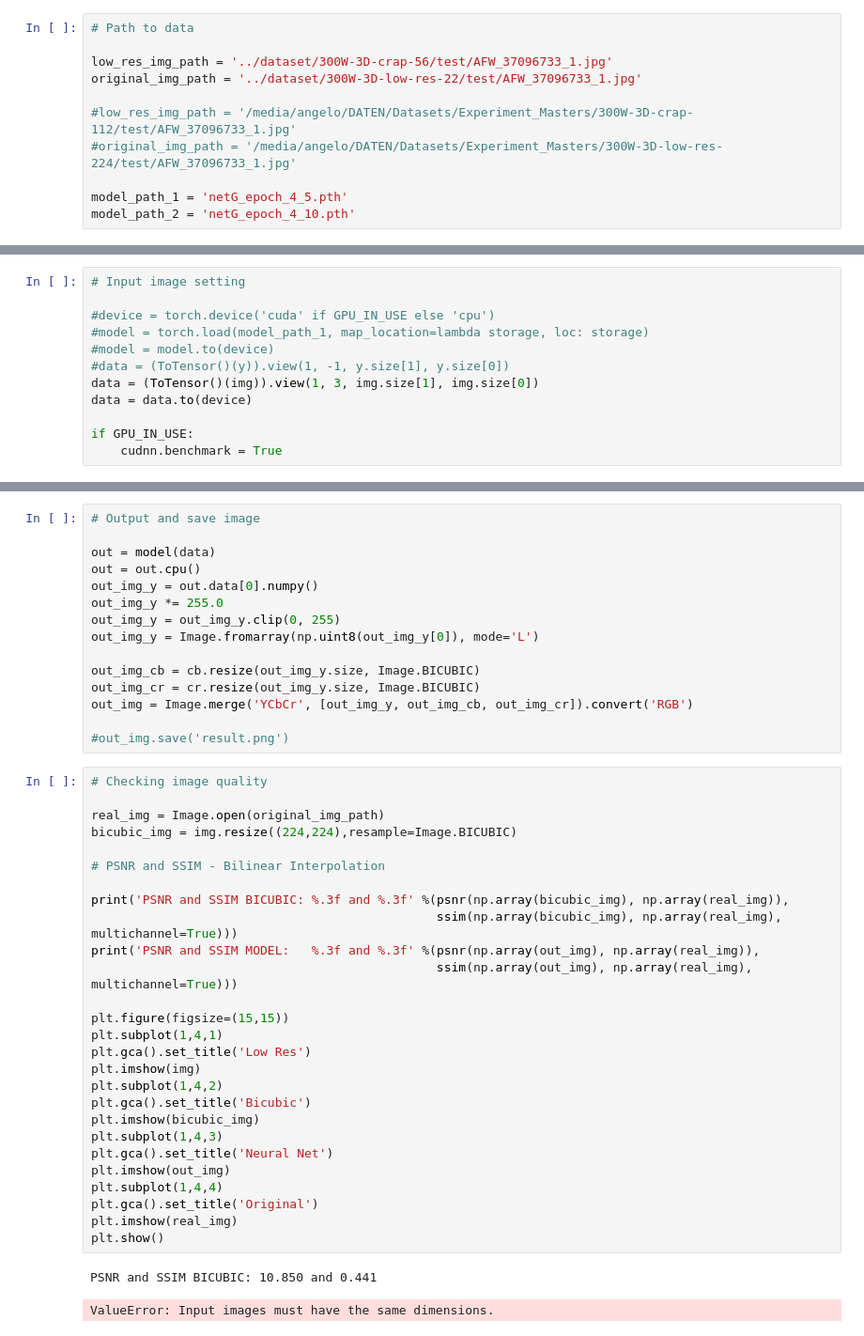
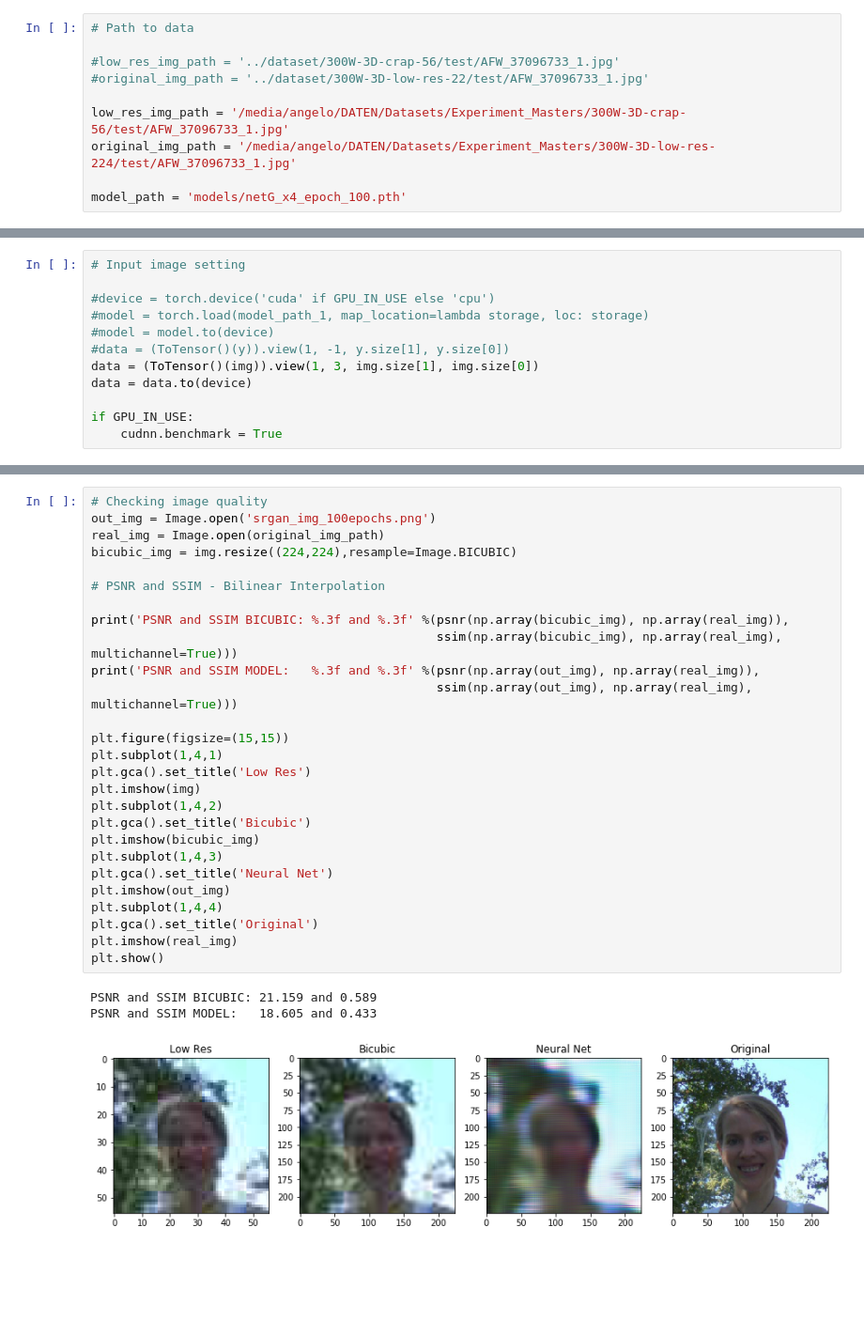
Before and after one commit to angelomenezes/Pytorch_Face_SR, a Jupyter notebook: test_GAN_SR.ipynb, the cells around one changed output, grey strips where cells are left out. Shown: that part at 94% size. Saved outputs shown, nothing was run; the diff lists cells and outputs as text; blank space fills up the shorter version.

```diff
--- a/test_GAN_SR.ipynb
+++ b/test_GAN_SR.ipynb
@@ -21,14 +21,13 @@ import torchvision.utils as utils
 # %%
 # Path to data
 
-low_res_img_path = '../dataset/300W-3D-crap-56/test/AFW_37096733_1.jpg'
-original_img_path = '../dataset/300W-3D-low-res-22/test/AFW_37096733_1.jpg'
+#low_res_img_path = '../dataset/300W-3D-crap-56/test/AFW_37096733_1.jpg'
+#original_img_path = '../dataset/300W-3D-low-res-22/test/AFW_37096733_1.jpg'
 
-#low_res_img_path = '/media/angelo/DATEN/Datasets/Experiment_Masters/300W-3D-crap-112/test/AFW_37096733_1.jpg'
-#original_img_path = '/media/angelo/DATEN/Datasets/Experiment_Masters/300W-3D-low-res-224/test/AFW_37096733_1.jpg'
+low_res_img_path = '/media/angelo/DATEN/Datasets/Experiment_Masters/300W-3D-crap-56/test/AFW_37096733_1.jpg'
+original_img_path = '/media/angelo/DATEN/Datasets/Experiment_Masters/300W-3D-low-res-224/test/AFW_37096733_1.jpg'
 
-model_path_1 = 'netG_epoch_4_5.pth'
-model_path_2 = 'netG_epoch_4_10.pth'
+model_path = 'models/netG_x4_epoch_100.pth'
 # %%
 # Input Image Setting
 
@@ -102,45 +72,31 @@ plt.imshow(out)
-# %%
-# Output and save image
-
-out = model(data)
-out = out.cpu()
-out_img_y = out.data[0].numpy()
-out_img_y *= 255.0
-out_img_y = out_img_y.clip(0, 255)
-out_img_y = Image.fromarray(np.uint8(out_img_y[0]), mode='L')
-
-out_img_cb = cb.resize(out_img_y.size, Image.BICUBIC)
-out_img_cr = cr.resize(out_img_y.size, Image.BICUBIC)
-out_img = Image.merge('YCbCr', [out_img_y, out_img_cb, out_img_cr]).convert('RGB')
-
-#out_img.save('result.png')
 # %%
 # Checking image quality
-
+out_img = Image.open('srgan_img_100epochs.png')
 real_img = Image.open(original_img_path)
 bicubic_img = img.resize((224,224),resample=Image.BICUBIC)
 
 # PSNR and SSIM - Bilinear Interpolation
 
 print('PSNR and SSIM BICUBIC: %.3f and %.3f' %(psnr(np.array(bicubic_img), np.array(real_img)),
                                                ssim(np.array(bicubic_img), np.array(real_img), multichannel=True)))
 print('PSNR and SSIM MODEL:   %.3f and %.3f' %(psnr(np.array(out_img), np.array(real_img)),
                                                ssim(np.array(out_img), np.array(real_img), multichannel=True)))
 
 plt.figure(figsize=(15,15))
 plt.subplot(1,4,1)
 plt.gca().set_title('Low Res')
 plt.imshow(img)
 plt.subplot(1,4,2)
 plt.gca().set_title('Bicubic')
 plt.imshow(bicubic_img)
 plt.subplot(1,4,3)
 plt.gca().set_title('Neural Net')
 plt.imshow(out_img)
 plt.subplot(1,4,4)
 plt.gca().set_title('Original')
 plt.imshow(real_img)
 plt.show()
 # %% [output]
-PSNR and SSIM BICUBIC: 10.850 and 0.441
+PSNR and SSIM BICUBIC: 21.159 and 0.589
+PSNR and SSIM MODEL:   18.605 and 0.433
-ValueError: Input images must have the same dimensions.
+[figure, added]
```
Also changed, not shown: parts of 4 cells of this notebook, 13 other files.
